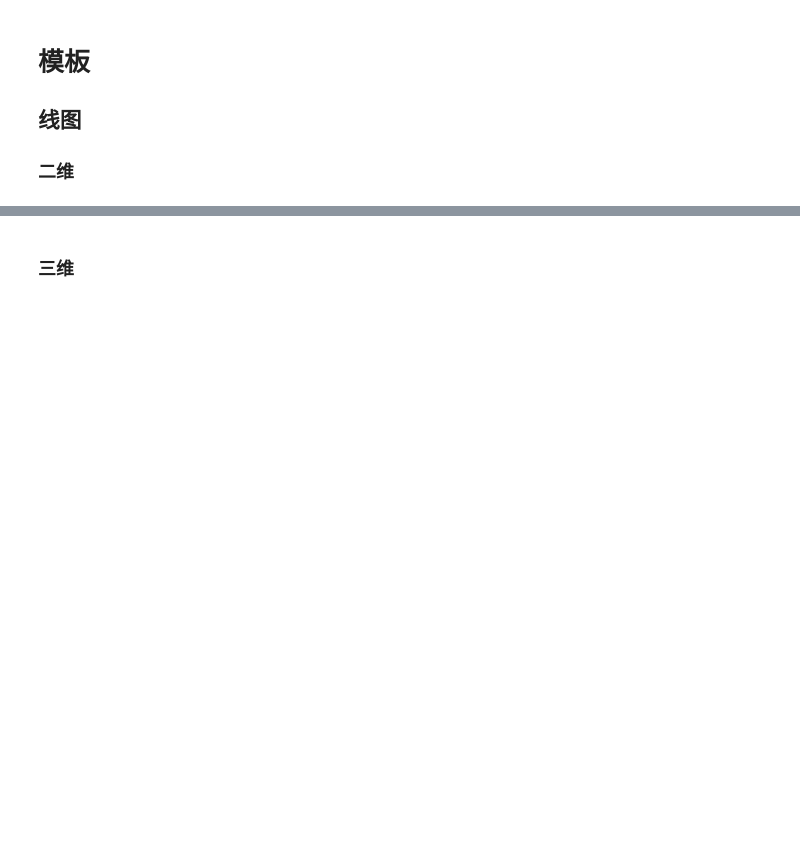
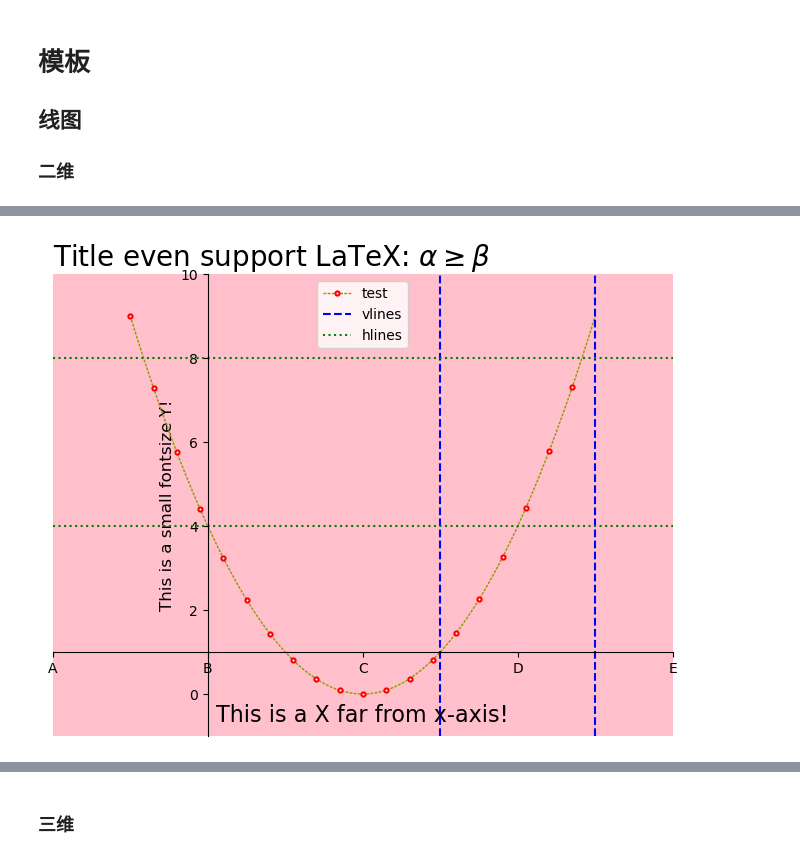
Before and after one commit to cfzngcfz/jupyter, a Jupyter notebook: basic/python_plot.ipynb, the cells around one changed output, grey strips where cells are left out. Saved outputs shown, nothing was run; the diff lists cells and outputs as text; code cells hidden in the pictures; blank space fills up the shorter version.

```diff
--- a/basic/python_plot.ipynb
+++ b/basic/python_plot.ipynb
@@ -38,64 +43,64 @@ x_min, x_max, y_min, y_max = -4, 4, -1, 10
 fig = plt.figure(figsize=(8, 6))
 ax = fig.add_subplot(111)
 ax.plot(x02, y02,
-         color=seaborn.xkcd_rgb['baby poop green'],
-         linestyle=':', linewidth = 1, dashes=(2,1), # 线属性
-         # linestyle(ls)可选参数:
-         # '-'       solid line style
-         # '--'      dashed line style
-         # '-.'      dash-dot line style
-         # ':'       dotted line style
-         # linewidth(lw)：线宽
-         # dashes: 虚线比例，划线长与间隔长之比为a/b
-         marker='o', markersize=3, markeredgewidth=1.5, markeredgecolor='r', markerfacecolor='w',  # 点属性
-         # markersize(ms)：点大小。
-         # markeredgewidth(mew)：点边缘线宽。
-         # markeredgecolor(mec)：点边缘颜色。默认与线同色。
-         # markerfacecolor(mfc)：点填充颜色。默认与线同色。
-         markevery = 50,# 每markevery个点绘制一个点
-         label='test')
+        color=seaborn.xkcd_rgb['baby poop green'],
+        linestyle=':', linewidth = 1, dashes=(2,1), # 线属性
+        # linestyle(ls)可选参数:
+        # '-'       solid line style
+        # '--'      dashed line style
+        # '-.'      dash-dot line style
+        # ':'       dotted line style
+        # linewidth(lw)：线宽
+        # dashes: 虚线比例，划线长与间隔长之比为a/b
+        marker='o', markersize=3, markeredgewidth=1.5, markeredgecolor='r', markerfacecolor='w',  # 点属性
+        # markersize(ms)：点大小。
+        # markeredgewidth(mew)：点边缘线宽。
+        # markeredgecolor(mec)：点边缘颜色。默认与线同色。
+        # markerfacecolor(mfc)：点填充颜色。默认与线同色。
+        markevery = 50,# 每markevery个点绘制一个点
+        label='test')
 
 ax.vlines([1,3], y_min, y_max, colors='blue', linestyles='dashed', label="vlines")
 ax.hlines([4,8], x_min, x_max, colors='green', linestyles='dotted', label="hlines")
 
-ax.text(x=0., y=6., s='雅黑',
-        ha='right', # horizontalalignment: {'center', 'right', 'left'}
-        va='bottom', # verticalalignment: {'center', 'top', 'bottom', 'baseline'}
-        color="blue",
-        fontsize="large", # float or {'xx-small', 'x-small', 'small', 'medium', 'large', 'x-large', 'xx-large'}
-        fontstyle="italic", # {'normal', 'italic', 'oblique'}
-        fontweight='bold', # {'normal', 'bold', 'heavy', 'light', 'ultrabold', 'ultralight']}
-        fontproperties=chinese_font, # 指定字体
-        rotation=45, # 旋转角度
-        # backgroundcolor,
-
-       ) # refer to: https://matplotlib.org/stable/tutorials/text/text_props.html
-
+# ax.text(x=0., y=6., s="font",
+#         ha='right', # horizontalalignment: {'center', 'right', 'left'}
+#         va='bottom', # verticalalignment: {'center', 'top', 'bottom', 'baseline'}
+#         color="blue",
+#         fontsize="large", # float or {'xx-small', 'x-small', 'small', 'medium', 'large', 'x-large', 'xx-large'}
+#         fontstyle="italic", # {'normal', 'italic', 'oblique'}
+#         fontweight='bold', # {'normal', 'bold', 'heavy', 'light', 'ultrabold', 'ultralight']}
+#         fontproperties=chinese_font, # 指定字体
+#         rotation=45, # 旋转角度
+#         # backgroundcolor,
+#        ) # refer to: https://matplotlib.org/stable/tutorials/text/text_props.html
 
 ax.legend(loc='upper center')
 # loc 可选'best', 'upper right', 'upper left', 'lower left', 'lower right', 'right',
 #         'center left', 'center right', 'lower center', 'upper center', 'center'
 ax.set_title(r'Title even support LaTeX: $\alpha\geq\beta$', loc='left', fontsize=20)
 ax.set_xlabel('This is a X far from x-axis!', labelpad=20, fontsize=16) # labelpad: xlabel到x轴的距离
 ax.set_ylabel('This is a small fontsize Y!', fontsize=12)
 
 ax.axis([x_min, x_max, y_min, y_max])
 #ax.set_xlim([x_min, x_max])
 #ax.axis(xmax=x_max)
 ax.set_xticks([-4,-2,0,2,4]) # 设置刻度
 ax.set_xticklabels(['A','B','C','D','E']) # 设置刻度标签
 #ax.set_xticks([]) #隐藏横坐标刻度
 #ax.set_yticks([]) #隐藏纵坐标刻度
 
 ax.spines['right'].set_visible(False) # 隐藏右边框
 ax.spines['top'].set_visible(False) # 隐藏上边框
 ax.spines['bottom'].set_position(('data', 1)) # 下边框移至y=1处
 ax.spines['left'].set_position(('data', -2)) # 左边框移至x=-2处
 
 #ax.get_xaxis().set_visible(False) # x轴不可见
 #ax.get_yaxis().set_visible(False) # y轴不可见
 #ax.set_frame_on(False) # 隐藏框架和背景色，set_facecolor功能也被关闭
 ax.set_facecolor('pink')
+# %% [output]
+[figure, added]
 # %%
 x21 = numpy.linspace(0, 2*numpy.pi, 1000)
 y21 = numpy.sin(x21)
```
Also changed, not shown: parts of 21 cells of this notebook, 3 other files.
